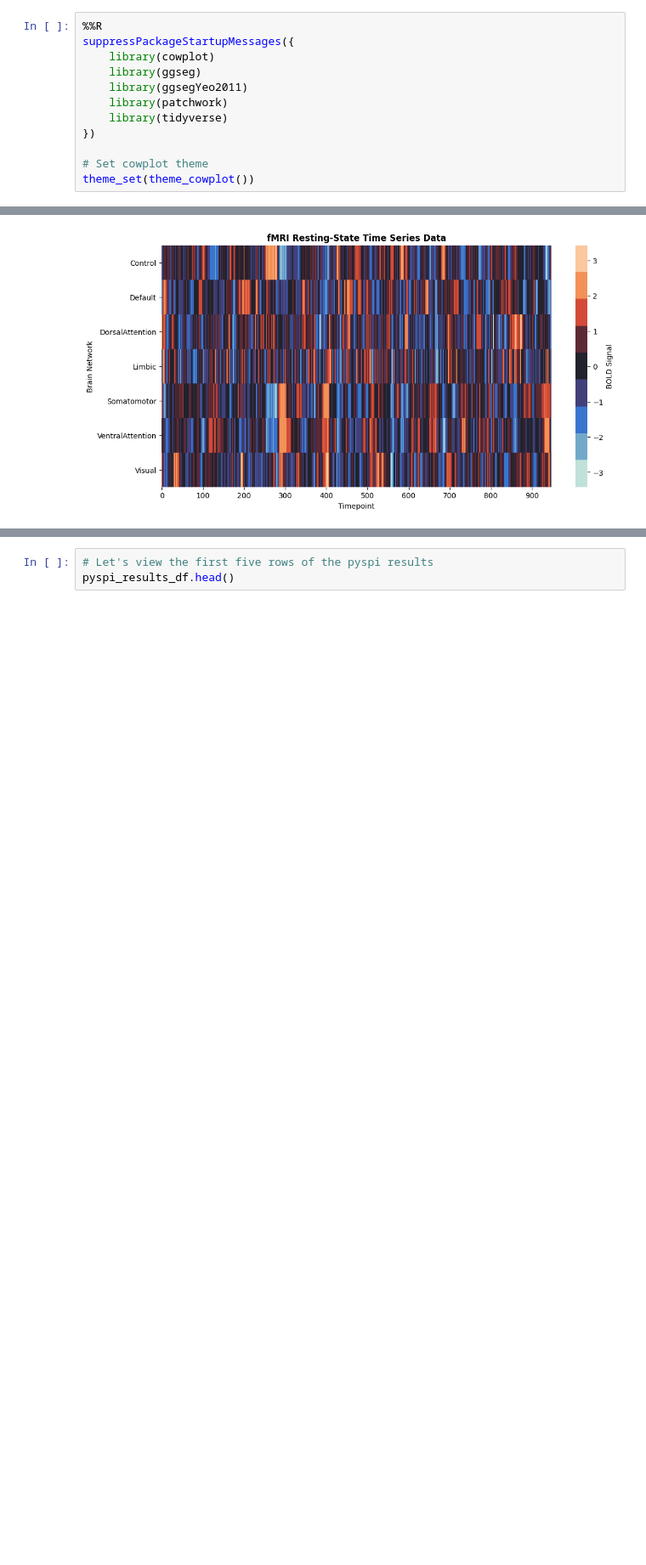
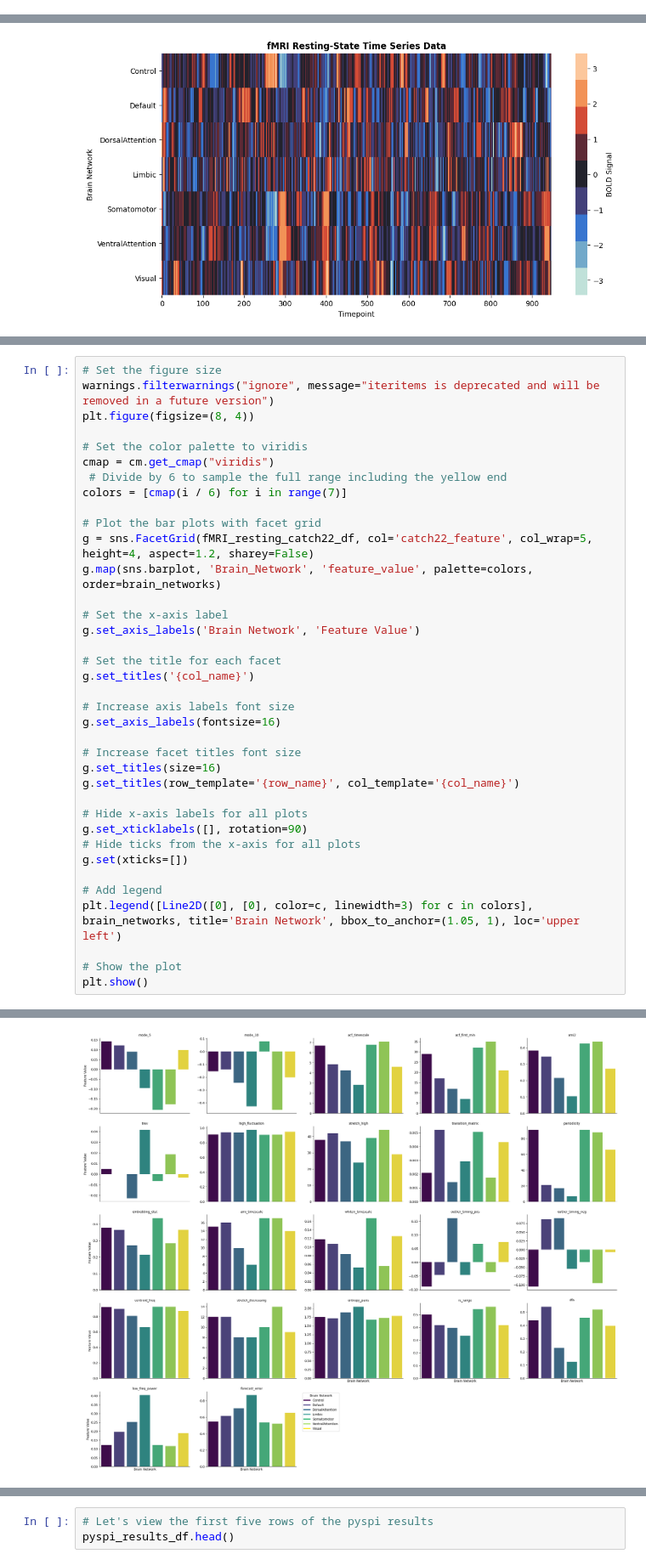
Before and after one commit to anniegbryant/CSYS5040_Demo, a Jupyter notebook: CSYS5040_demo.ipynb, the cells around one changed output, grey strips where cells are left out. Shown at 85% size. Saved outputs shown, nothing was run; the diff lists cells and outputs as text; blank space fills up the shorter version.

```diff
--- a/CSYS5040_demo.ipynb
+++ b/CSYS5040_demo.ipynb
@@ -38,12 +40,0 @@ The rpy2.ipython extension is already loaded. To reload it, use:
-# %%
-%%R
-suppressPackageStartupMessages({
-    library(cowplot)
-    library(ggseg)
-    library(ggsegYeo2011)
-    library(patchwork)
-    library(tidyverse)
-})
-
-# Set cowplot theme
-theme_set(theme_cowplot())
@@ -183,0 +156,38 @@ calc.compute()
+# %%
+# Set the figure size
+warnings.filterwarnings("ignore", message="iteritems is deprecated and will be removed in a future version")
+plt.figure(figsize=(8, 4))
+
+# Set the color palette to viridis
+cmap = cm.get_cmap("viridis")
+ # Divide by 6 to sample the full range including the yellow end
+colors = [cmap(i / 6) for i in range(7)]
+
+# Plot the bar plots with facet grid
+g = sns.FacetGrid(fMRI_resting_catch22_df, col='catch22_feature', col_wrap=5, height=4, aspect=1.2, sharey=False)
+g.map(sns.barplot, 'Brain_Network', 'feature_value', palette=colors, order=brain_networks)
+
+# Set the x-axis label
+g.set_axis_labels('Brain Network', 'Feature Value')
+
+# Set the title for each facet
+g.set_titles('{col_name}')
+
+# Increase axis labels font size
+g.set_axis_labels(fontsize=16)
+
+# Increase facet titles font size
+g.set_titles(size=16)
+g.set_titles(row_template='{row_name}', col_template='{col_name}')
+
+# Hide x-axis labels for all plots
+g.set_xticklabels([], rotation=90)
+# Hide ticks from the x-axis for all plots
+g.set(xticks=[])
+
+# Add legend
+plt.legend([Line2D([0], [0], color=c, linewidth=3) for c in colors], brain_networks, title='Brain Network', bbox_to_anchor=(1.05, 1), loc='upper left')
+
+# Show the plot
+plt.show()
+# %% [output]
@@ -183,0 +195 @@ calc.compute()
+[figure, added]
```
Also changed, not shown: parts of 22 cells of this notebook.
